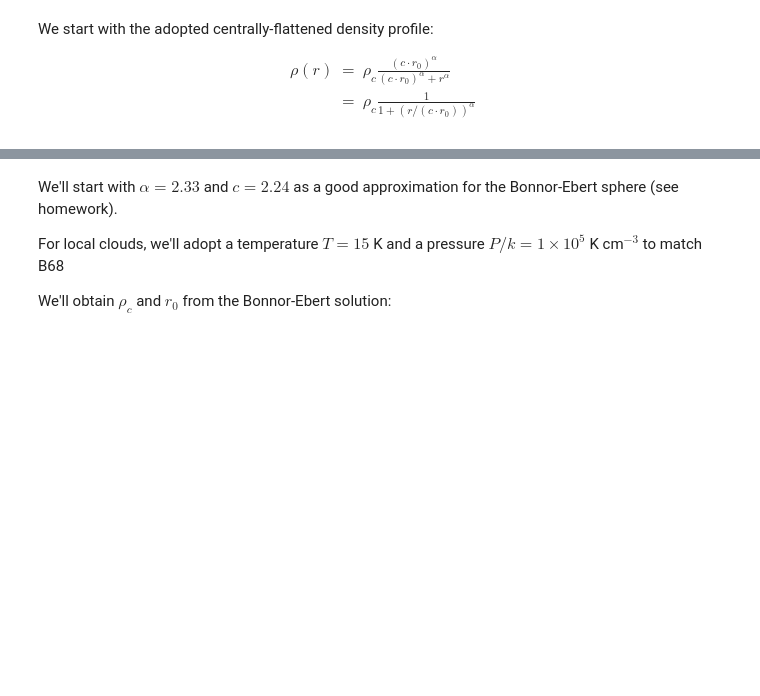
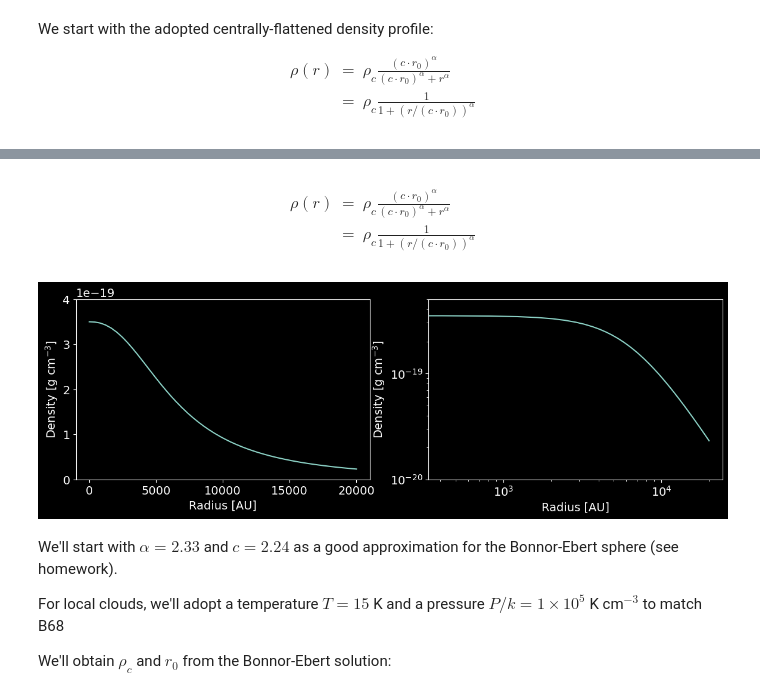
Before and after one commit to keflavich/StarFormationClass, a Jupyter notebook: lectures/Lecture 6 - Observable Properties of Cores & Filaments.ipynb, the cells around one changed output, grey strips where cells are left out. Drawn from its saved outputs; the diff is of its cells as text; code cells hidden in the pictures; blank space fills up the shorter version.

```diff
--- a/lectures/Lecture 6 - Observable Properties of Cores & Filaments.ipynb
+++ b/lectures/Lecture 6 - Observable Properties of Cores & Filaments.ipynb
@@ -17,3 +53,16 @@ We start with the adopted centrally-flattened density profile:
+# %% [markdown]
+
+\begin{eqnarray}
+    \rho(r) & = & \rho_c \frac{(c \cdot r_0)^\alpha}{(c \cdot r_0)^\alpha + r^\alpha}\\
+            & = &  \rho_c \frac{1}{1 + (r/(c \cdot r_0))^\alpha}
+\end{eqnarray}
+# %%
+rr = np.linspace(0, 20000)*u.au
+pl.figure(figsize=(14,4))
+pl.subplot(1,2,1).plot(rr, rho(rr)); pl.xlabel("Radius [AU]"); pl.ylabel("Density [g cm$^{-3}$]"); pl.ylim(0, 4e-19);
+pl.subplot(1,2,2).loglog(rr, rho(rr)); pl.xlabel("Radius [AU]"); pl.ylabel("Density [g cm$^{-3}$]"); pl.ylim(1e-20, 5e-19);
+# %% [output]
+[figure, added]
 # %% [markdown]
 We'll start with $\alpha=2.33$ and $c=2.24$ as a good approximation for the Bonnor-Ebert sphere (see homework).
 
```
Also changed, not shown: parts of 51 cells of this notebook, 6 other files.
